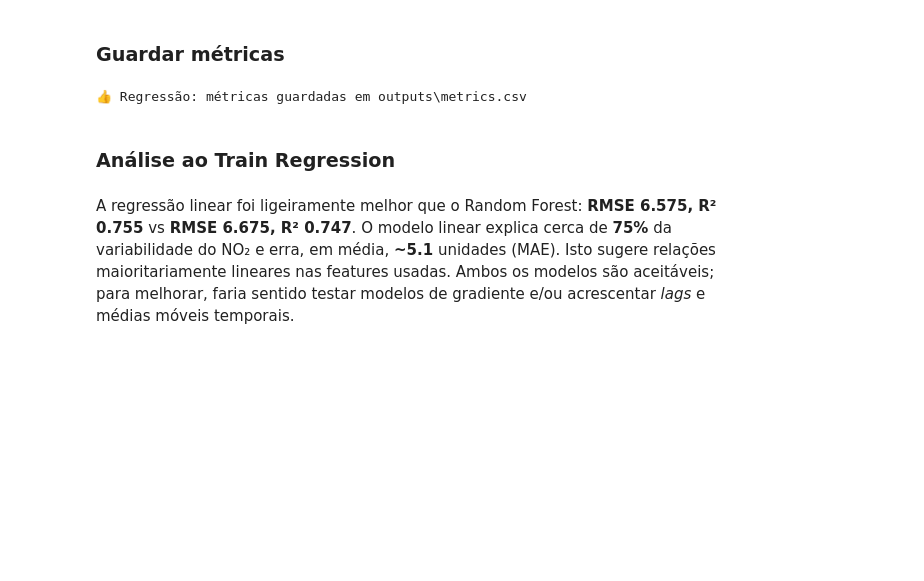
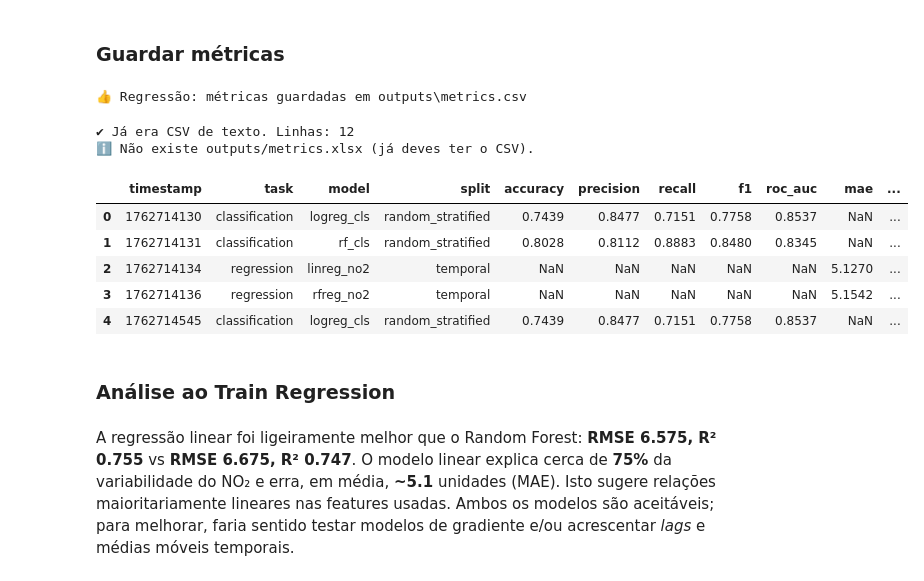
Before and after one commit to CatarinaMaria217/Proj1_AI, a Jupyter notebook: eda.ipynb, the cells around one changed output. Drawn from its saved outputs; the diff is of its cells as text; code cells hidden in the pictures; blank space fills up the shorter version.

Commit message:
analises finais e correção do metrics.csv

```diff
--- a/eda.ipynb
+++ b/eda.ipynb
@@ -872,6 +872,68 @@ df_new.to_csv(csv_path, index=False)
 print("👍 Regressão: métricas guardadas em", csv_path)
 # %% [output]
 👍 Regressão: métricas guardadas em outputs\metrics.csv
+# %%
+from pathlib import Path
+import pandas as pd
+
+csv_path = Path("outputs/metrics.csv")
+
+# 1) detetar se o ficheiro é realmente um XLSX (zip) com nome .csv
+is_ziplike = csv_path.exists() and open(csv_path, "rb").read(4).startswith(b"PK\x03\x04")
+
+if not is_ziplike:
+    # já é CSV de texto
+    df = pd.read_csv(csv_path)
+    print("✔ Já era CSV de texto. Linhas:", len(df))
+else:
+    # 2) garantir dependência para ler Excel
+    try:
+        import openpyxl  # noqa
+    except ImportError:
+        # VS Code/Jupyter aceita este magic
+        %pip -q install openpyxl
+        import openpyxl  # noqa
+
+    # 3) ler o excel (mesmo tendo extensão .csv)
+    df = pd.read_excel(csv_path, engine="openpyxl")  # 1ª sheet
+
+    # 4) backup do “csv” antigo e escrita do CSV verdadeiro
+    backup = csv_path.with_suffix(".xlsx.bak")
+    csv_tmp = csv_path.with_suffix(".csv.tmp")
+
+    csv_path.replace(backup)         # renomeia o antigo (backup)
+    df.to_csv(csv_tmp, index=False)  # escreve CSV real (UTF-8)
+    csv_tmp.replace(csv_path)        # coloca no nome final
+
+    print(f"✔ Convertido para CSV verdadeiro. Backup em: {backup}")
+    print("Linhas:", len(df))
+
+from pathlib import Path
+import pandas as pd
+
+src_xlsx = Path("outputs/metrics.xlsx")
+dst_csv  = Path("outputs/metrics.csv")
+
+if src_xlsx.exists():
+    df = pd.read_excel(src_xlsx, engine="openpyxl")
+    df.to_csv(dst_csv, index=False, encoding="utf-8")
+    print("✔ Convertido para CSV:", dst_csv)
+    display(df.head())
+else:
+    print("ℹ️ Não existe outputs/metrics.xlsx (já deves ter o CSV).")
+
+
+# 5) mostrar as primeiras linhas para confirmar
+df.head()
+# %% [output]
+✔ Já era CSV de texto. Linhas: 12
+ℹ️ Não existe outputs/metrics.xlsx (já deves ter o CSV).
+|  | timestamp | task | model | split | accuracy | precision | recall | f1 | roc_auc | mae | ... |
+| 0 | 1762714130 | classification | logreg_cls | random_stratified | 0.7439 | 0.8477 | 0.7151 | 0.7758 | 0.8537 | NaN | ... |
+| 1 | 1762714131 | classification | rf_cls | random_stratified | 0.8028 | 0.8112 | 0.8883 | 0.8480 | 0.8345 | NaN | ... |
+| 2 | 1762714134 | regression | linreg_no2 | temporal | NaN | NaN | NaN | NaN | NaN | 5.1270 | ... |
+| 3 | 1762714136 | regression | rfreg_no2 | temporal | NaN | NaN | NaN | NaN | NaN | 5.1542 | ... |
+| 4 | 1762714545 | classification | logreg_cls | random_stratified | 0.7439 | 0.8477 | 0.7151 | 0.7758 | 0.8537 | NaN | ... |
 # %% [markdown]
 ### **Análise ao Train Regression**
 # %% [markdown]
```
Also changed, not shown: parts of 5 cells of this notebook, 1 other file.
